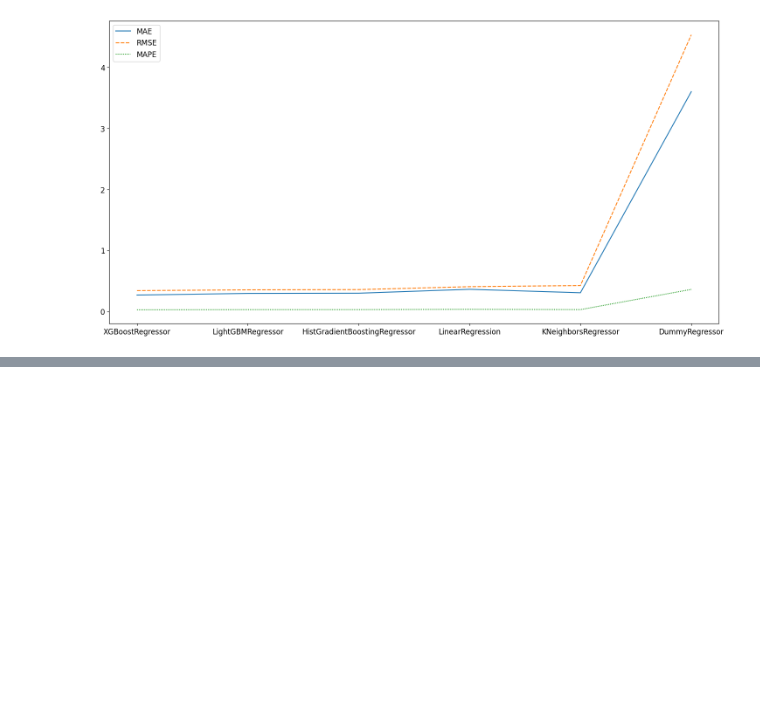
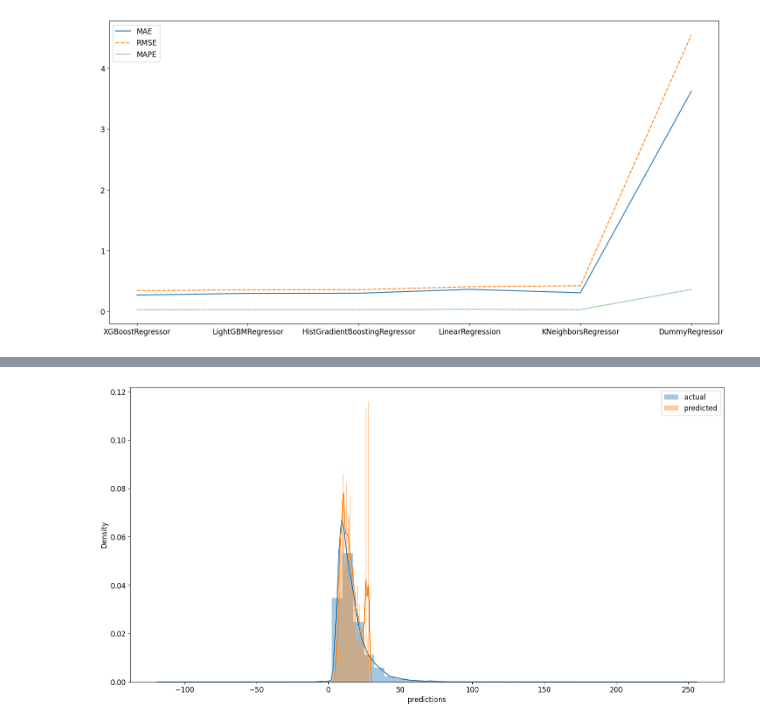
Before and after one commit to cenciati/predict-taxi-fare, a Jupyter notebook: notebooks/experiment-01.ipynb, the cells around one changed output, grey strips where cells are left out. Saved outputs shown, nothing was run; the diff lists cells and outputs as text; code cells hidden in the pictures; blank space fills up the shorter version.

```diff
--- a/notebooks/experiment-01.ipynb
+++ b/notebooks/experiment-01.ipynb
@@ -806,0 +1029,13 @@ sns.lineplot(data=df_model_comparison)
+# %%
+model = mlflow.lightgbm.load_model(f"models:/{best_tuned_model_name}/Staging")
+X_test = data.drop("total_amount", axis=1)
+y_test = data["total_amount"]
+%time y_hat: np.ndarray = model.predict(X_test.drop("id", axis=1).to_numpy())
+print({
+    "results": [{
+        "MAE": m.mean_absolute_error(y_test, y_hat),
+        "RMSE": m.mean_squared_error(y_test, y_hat, squared=False),
+        "MAPE": m.mean_absolute_percentage_error(y_test, y_hat)
+    }],
+    "prediction_date": datetime.now().strftime("%Y-%m-%d")
+})
@@ -806,0 +1046,16 @@ sns.lineplot(data=df_model_comparison)
+# %%
+# Prepare final dataset to further analysis
+joined_test_data: pd.DataFrame = pd.merge( # Dataframe containing only rows with predictions
+    left=test_data,
+    right=X_test,
+    on="id",
+    how="inner",
+    suffixes=["", "_x"]
+)
+joined_test_data = joined_test_data.loc[:, test_data.columns] # Delete duplicated columns
+joined_test_data["predictions"] = y_hat
+joined_test_data.style.set_properties( # Highlight target columns
+    subset=["total_amount", "predictions"],
+    **{"background-color": "red"}
+)
+joined_test_data.sample(15)
@@ -806,0 +1079,6 @@ sns.lineplot(data=df_model_comparison)
+# %%
+sns.distplot(joined_test_data["total_amount"], label="actual");
+sns.distplot(joined_test_data["predictions"], label="predicted");
+plt.legend();
+# %% [output]
+[figure, added]
```
Also changed, not shown: parts of 34 cells of this notebook.
